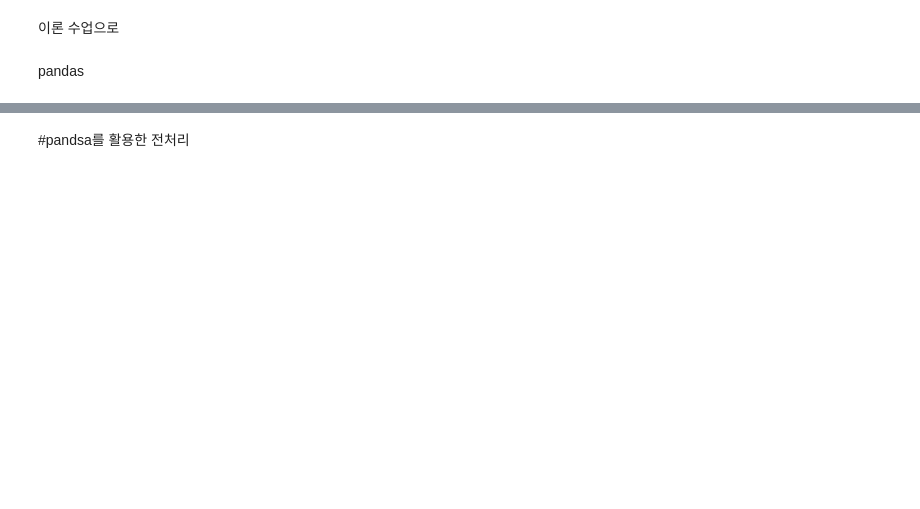
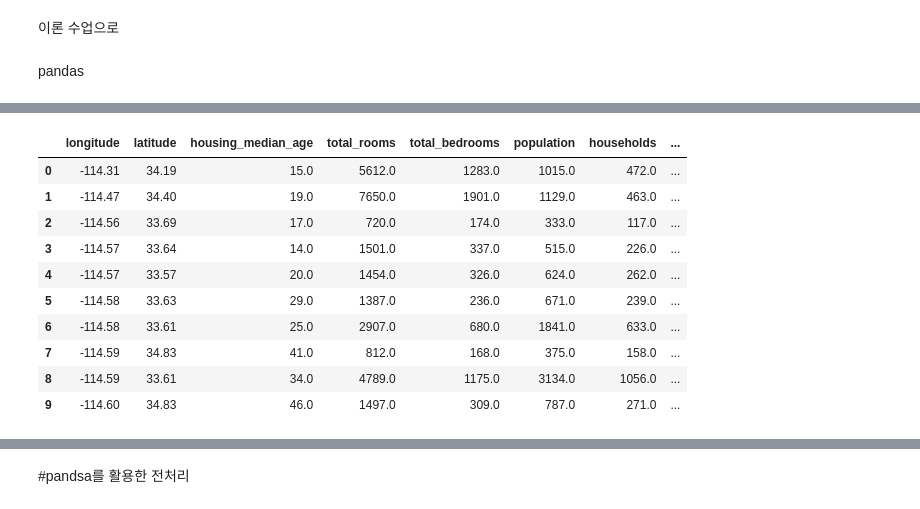
Before and after one commit to KimEun-Bi/etc.., a Jupyter notebook: 파이썬_응용_1주차.ipynb, the cells around one changed output, grey strips where cells are left out. Cells and saved outputs as stored; diff of their text form; code cells hidden in the pictures; blank space fills up the shorter version.

```diff
--- a/파이썬_응용_1주차.ipynb
+++ b/파이썬_응용_1주차.ipynb
@@ -630,6 +670,18 @@ pd.DataFrame({'도시': city_names, '인구':population})
 california_housing_dataframe = pd.read_csv("https://dl.google.com/mlcc/mledu-datasets/california_housing_train.csv")
 # %%
 # dataframe에 head()를 사용하여 5개 데이터 샘플 미리보기가 가능
-california_housing_dataframe.head(15)
+california_housing_dataframe.head(10)
+# %% [output]
+|  | longitude | latitude | housing_median_age | total_rooms | total_bedrooms | population | households | ... |
+| 0 | -114.31 | 34.19 | 15.0 | 5612.0 | 1283.0 | 1015.0 | 472.0 | ... |
+| 1 | -114.47 | 34.40 | 19.0 | 7650.0 | 1901.0 | 1129.0 | 463.0 | ... |
+| 2 | -114.56 | 33.69 | 17.0 | 720.0 | 174.0 | 333.0 | 117.0 | ... |
+| 3 | -114.57 | 33.64 | 14.0 | 1501.0 | 337.0 | 515.0 | 226.0 | ... |
+| 4 | -114.57 | 33.57 | 20.0 | 1454.0 | 326.0 | 624.0 | 262.0 | ... |
+| 5 | -114.58 | 33.63 | 29.0 | 1387.0 | 236.0 | 671.0 | 239.0 | ... |
+| 6 | -114.58 | 33.61 | 25.0 | 2907.0 | 680.0 | 1841.0 | 633.0 | ... |
+| 7 | -114.59 | 34.83 | 41.0 | 812.0 | 168.0 | 375.0 | 158.0 | ... |
+| 8 | -114.59 | 33.61 | 34.0 | 4789.0 | 1175.0 | 3134.0 | 1056.0 | ... |
+| 9 | -114.60 | 34.83 | 46.0 | 1497.0 | 309.0 | 787.0 | 271.0 | ... |
 # %%
 california_housing_dataframe.describe()
```
Also changed, not shown: parts of 114 cells of this notebook.
